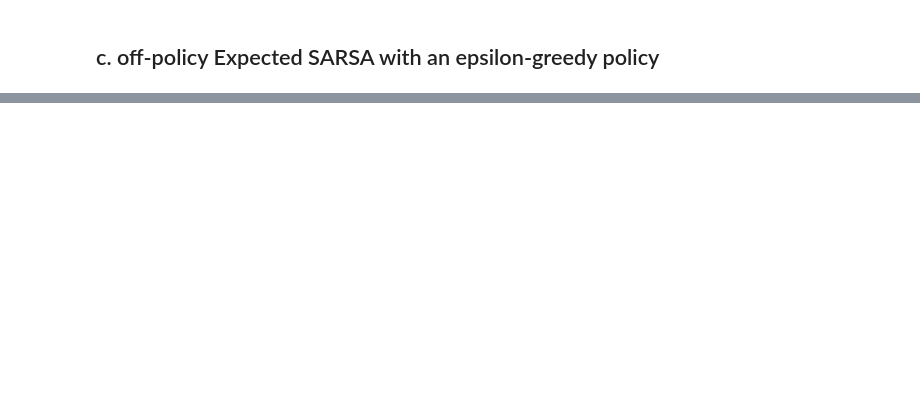
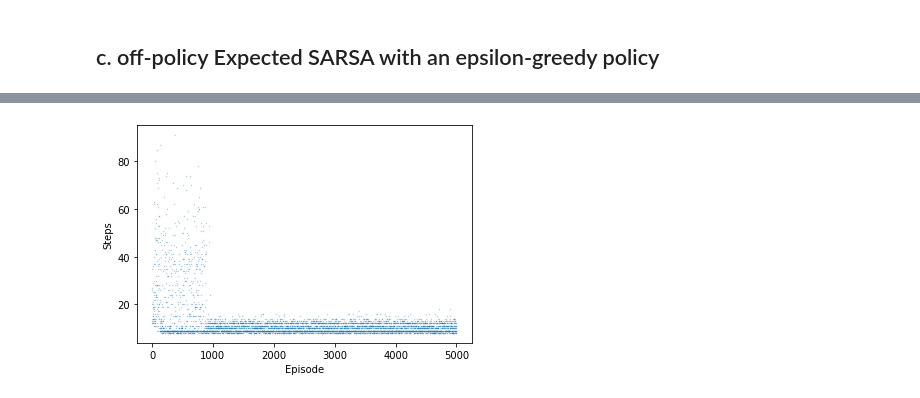
Before and after one commit to qiuchenwang/APS1080, a Jupyter notebook: E3/E3.ipynb, the cells around one changed output, grey strips where cells are left out. Cells and saved outputs as stored; diff of their text form; code cells hidden in the pictures; blank space fills up the shorter version.

```diff
--- a/E3/E3.ipynb
+++ b/E3/E3.ipynb
@@ -49,0 +211,35 @@ Iterations that were run: 9
+# %%
+def get_epsilon(episode):
+  # Ensures that there's almost at least a min_epsilon chance of randomly exploring
+  min_epsilon = 0.1
+  decay = 25
+  return max(min_epsilon, min(1., 1. - math.log10((episode + 1) / decay)))
+
+def get_learning_rate(episode):
+  # Learning rate also declines as we add more episodes
+  min_lr = 0.1
+  decay = 25
+  return max(min_lr, min(1., 1. - math.log10((episode + 1) / decay)))
+# %%
+def off_policy_Q(gamma,env):
+  buckets = (3,3,6,6)
+  Q = np.zeros(buckets + (env.action_space.n,))
+  steps = np.zeros(5000)
+  for episode in range(5000):
+    # Initializes the state
+    state = discretize_state(env.reset())
+    alpha = get_learning_rate(episode)
+    epsilon = get_epsilon(episode)
+    done = False
+    while not done:
+      steps[episode] += 1
+      action = choose_action(env, epsilon, state, Q)
+      # Take action
+      obs, reward, done, _ = env.step(action)
+      new_state = discretize_state(obs)
+      # Update Q(S,A)
+      Q[state][action] += alpha * (reward + gamma * np.max(Q[new_state]) - Q[state][action])
+      state = new_state
+  return steps
+# %%
+steps = off_policy_Q(0.9,env)
@@ -49,0 +326,10 @@ Iterations that were run: 9
+# %%
+def load_q_learning():
+    agent = CartPoleQAgent()
+    agent.train()
+    agent.plot_learning()
+    return agent
+# %%
+agent = load_q_learning()
+# %% [output]
+[figure, added]
```
Also changed, not shown: parts of 15 cells of this notebook.
